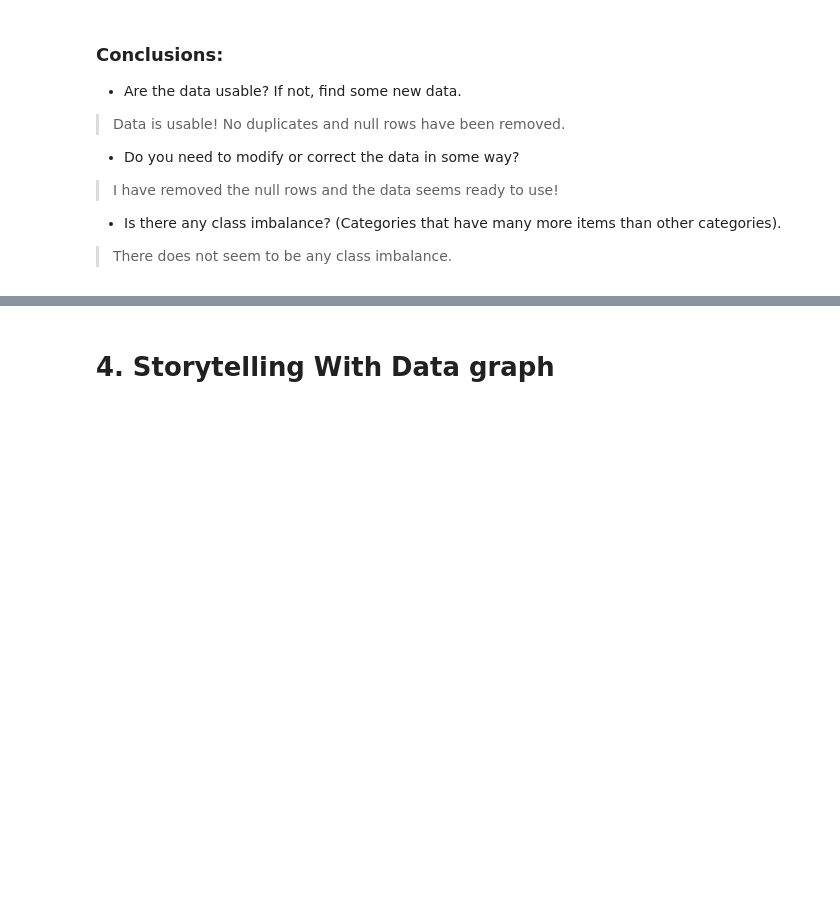
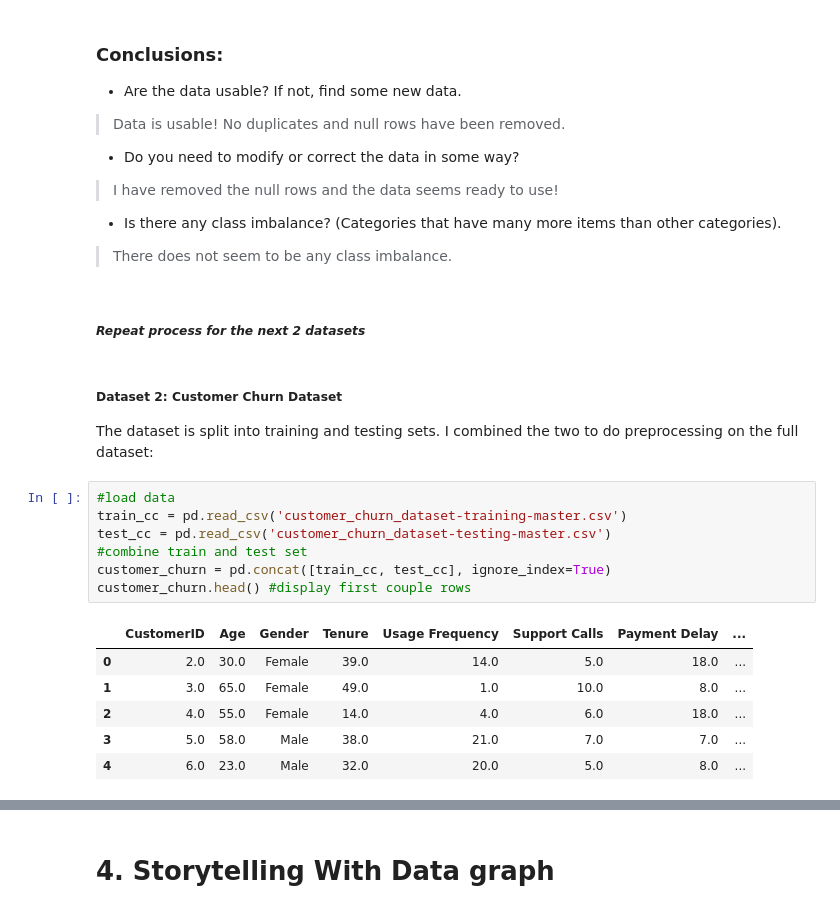
Before and after one commit to paumar2/DX699-MODB2, a Jupyter notebook: Week2.ipynb, the cells around one changed output, grey strips where cells are left out. Cells and saved outputs as stored; diff of their text form; blank space fills up the shorter version.

```diff
--- a/Week2.ipynb
+++ b/Week2.ipynb
@@ -244,3 +260,22 @@ Name: 0, dtype: float64
 > I have removed the null rows and the data seems ready to use!
 - Is there any class imbalance?  (Categories that have many more items than other categories).
 > There does not seem to be any class imbalance.
+# %% [markdown]
+##### *Repeat process for the next 2 datasets*
+# %% [markdown]
+##### **Dataset 2: Customer Churn Dataset**
+The dataset is split into training and testing sets. I combined the two to do preprocessing on the full dataset:
+# %%
+#load data
+train_cc = pd.read_csv('customer_churn_dataset-training-master.csv')
+test_cc = pd.read_csv('customer_churn_dataset-testing-master.csv')
+#combine train and test set
+customer_churn = pd.concat([train_cc, test_cc], ignore_index=True)
+customer_churn.head() #display first couple rows
+# %% [output]
+|  | CustomerID | Age | Gender | Tenure | Usage Frequency | Support Calls | Payment Delay | ... |
+| 0 | 2.0 | 30.0 | Female | 39.0 | 14.0 | 5.0 | 18.0 | ... |
+| 1 | 3.0 | 65.0 | Female | 49.0 | 1.0 | 10.0 | 8.0 | ... |
+| 2 | 4.0 | 55.0 | Female | 14.0 | 4.0 | 6.0 | 18.0 | ... |
+| 3 | 5.0 | 58.0 | Male | 38.0 | 21.0 | 7.0 | 7.0 | ... |
+| 4 | 6.0 | 23.0 | Male | 32.0 | 20.0 | 5.0 | 8.0 | ... |
```
Also changed, not shown: parts of 31 cells of this notebook.
